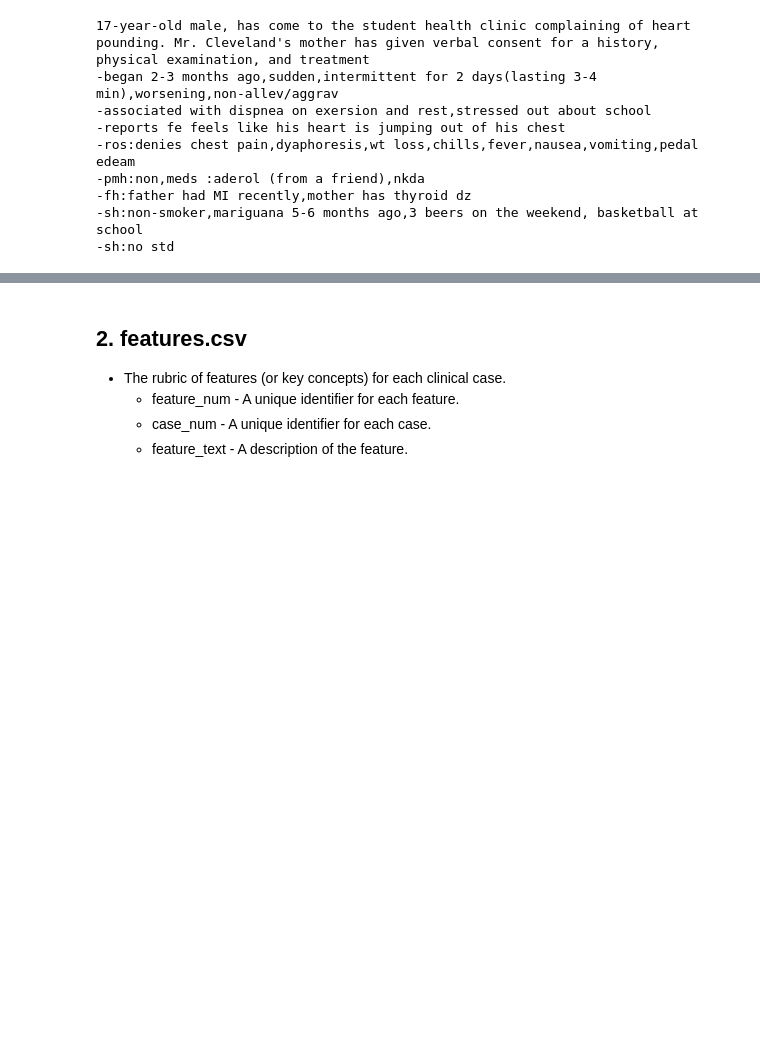
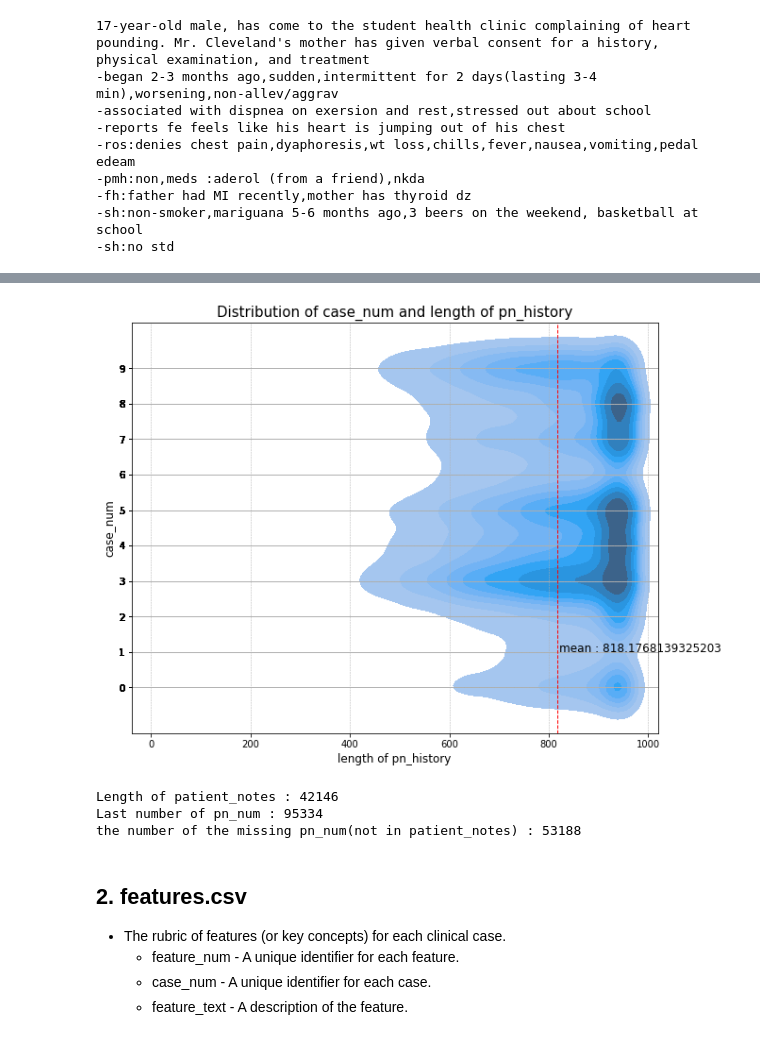
Before and after one commit to blackJJW/Kaggle, a Jupyter notebook: NBME-Score_Clinical_Patient_Notes/nbme-eda.ipynb, the cells around one changed output, grey strips where cells are left out. Saved outputs shown, nothing was run; the diff lists cells and outputs as text; code cells hidden in the pictures; blank space fills up the shorter version.

```diff
--- a/NBME-Score_Clinical_Patient_Notes/nbme-eda.ipynb
+++ b/NBME-Score_Clinical_Patient_Notes/nbme-eda.ipynb
@@ -112,3 +122,25 @@ Average length of "pn_history" : 818.1768139325203
+# %%
+plt.figure(figsize=(10, 8))
+plt.grid(True, lw = 0.5, ls = '--')
+sns.kdeplot(pn_history_len, patient_notes['case_num'], shade = True)
+plt.axvline(np.mean(pn_history_len), label='length mean',
+            color = 'red', linewidth=1, linestyle='--')
+plt.text(821, 1, f'mean : {np.mean(pn_history_len)}', fontsize=12)
+plt.title('Distribution of case_num and length of pn_history', fontsize = 15)
+plt.xlabel('length of pn_history', fontsize = 12)
+plt.ylabel('case_num', fontsize = 12)
+plt.yticks(patient_notes['case_num'])
+plt.show()
+# %% [output]
+[figure, added]
+# %%
+print(f'Length of patient_notes : {len(pn_num_list)}')
+print(f'Last number of pn_num : {pn_num_list[-1]}')
+print(f'the number of the missing pn_num(not in patient_notes) : {pn_num_list[-1] - len(pn_num_list)}')
+# %% [output]
+Length of patient_notes : 42146
+Last number of pn_num : 95334
+the number of the missing pn_num(not in patient_notes) : 53188
 # %% [markdown]
 ## 2. features.csv
 - The rubric of features (or key concepts) for each clinical case.
```
Also changed, not shown: parts of 6 cells of this notebook.
